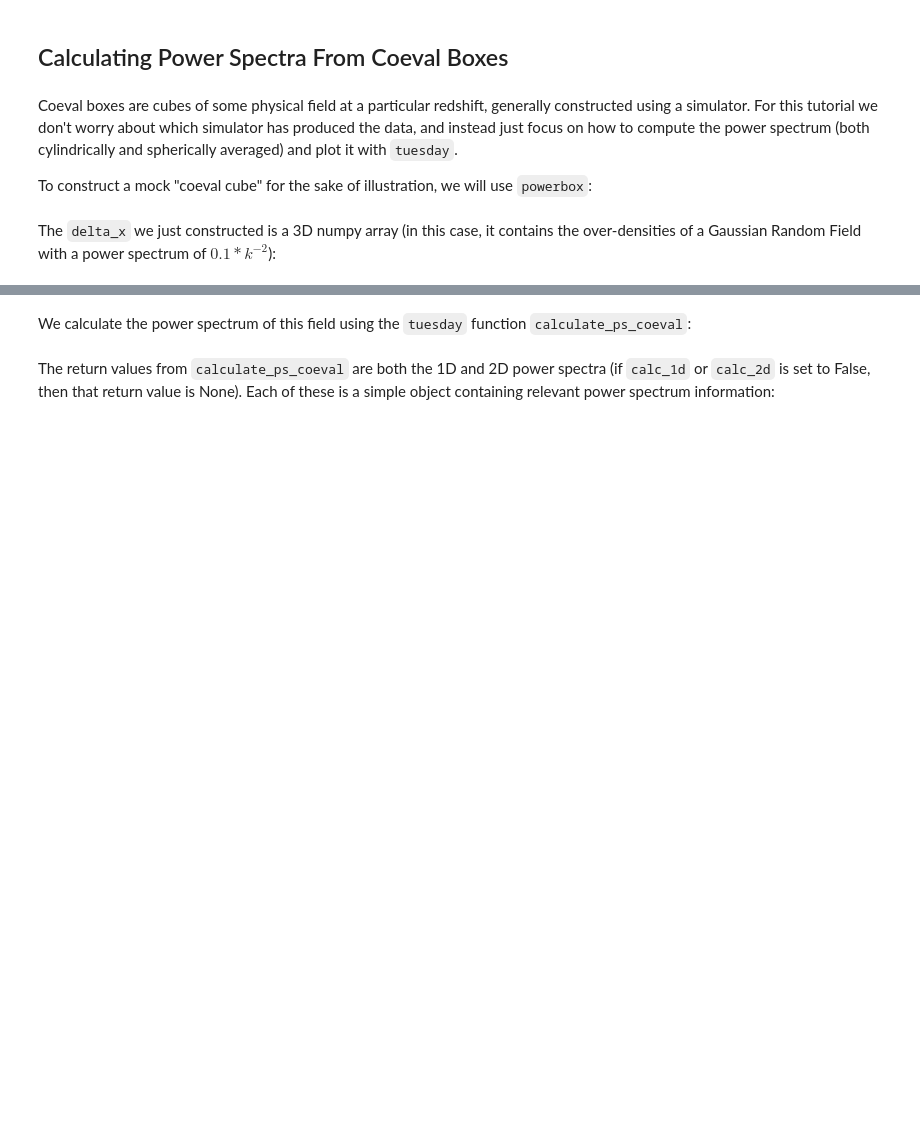
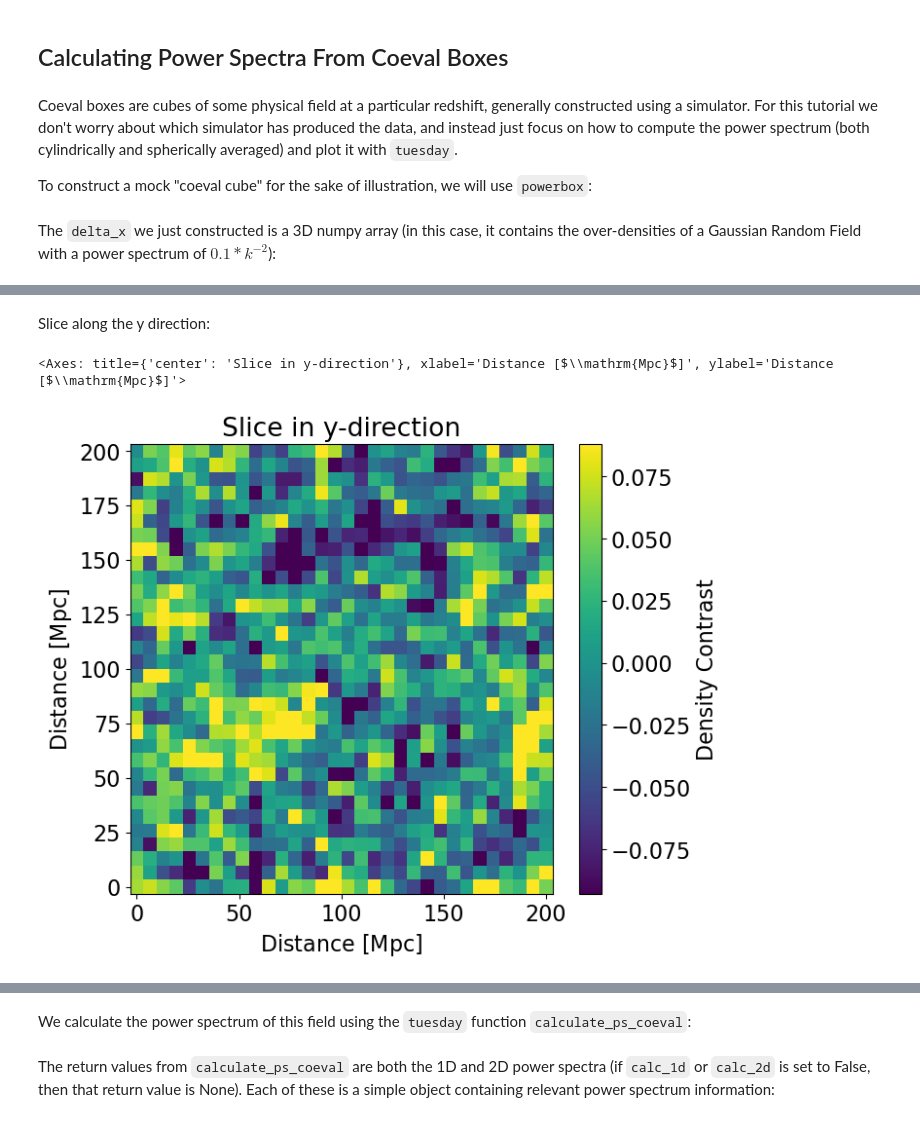
Before and after one commit to 21cmfast/tuesday, a Jupyter notebook: docs/tutorials/computing_and_plotting_power_spectra.ipynb, the cells around one changed output, grey strips where cells are left out. Drawn from its saved outputs; the diff is of its cells as text; code cells hidden in the pictures; blank space fills up the shorter version.

```diff
--- a/docs/tutorials/computing_and_plotting_power_spectra.ipynb
+++ b/docs/tutorials/computing_and_plotting_power_spectra.ipynb
@@ -44,0 +56,9 @@ Mean: 0.000
+# %% [markdown]
+Slice along the y direction:
+# %%
+plot_coeval_slice(delta_x, box_len,
+                  transform2slice=coeval2slice_y(),
+                  title="Slice in y-direction")
+# %% [output]
+<Axes: title={'center': 'Slice in y-direction'}, xlabel='Distance [$\\mathrm{Mpc}$]', ylabel='Distance [$\\mathrm{Mpc}$]'>
+[figure, added]
```
Also changed, not shown: parts of 21 cells of this notebook, 4 other files.
